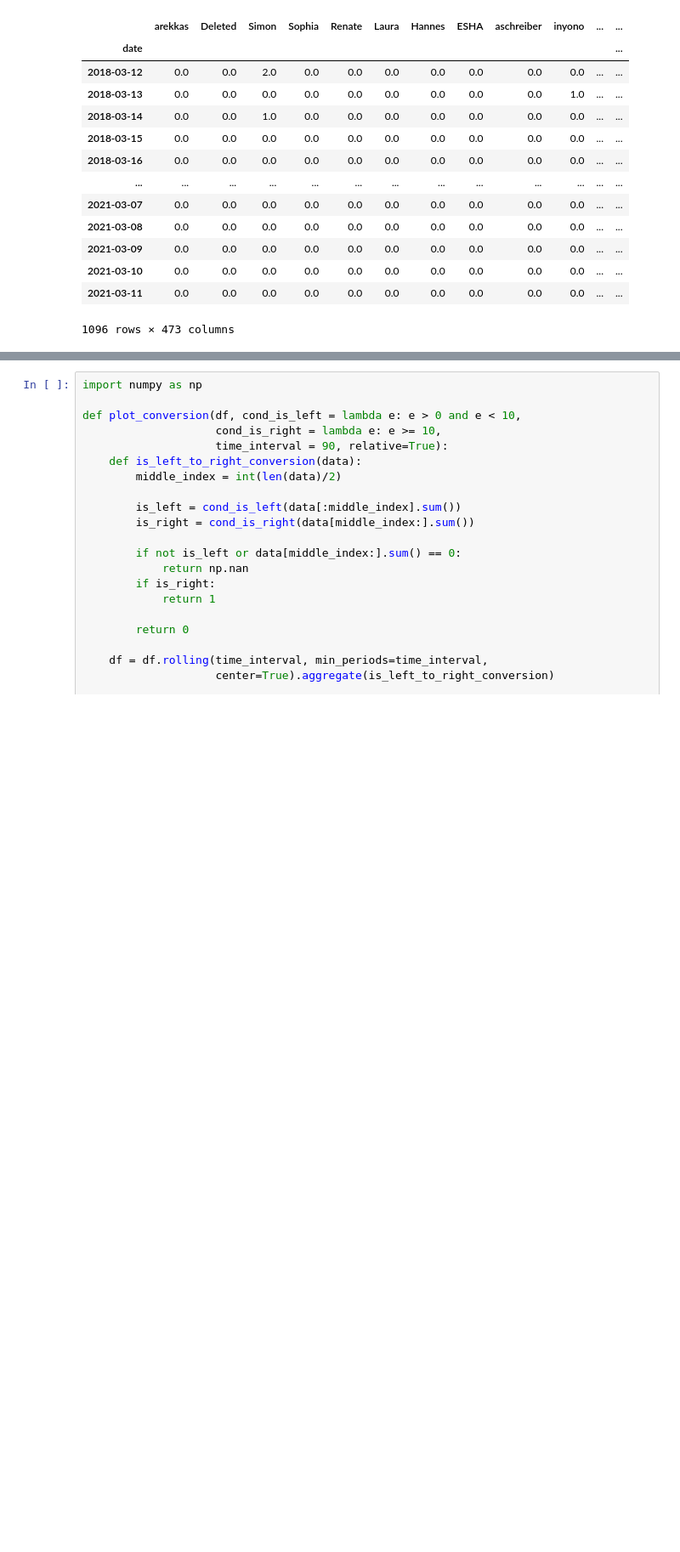
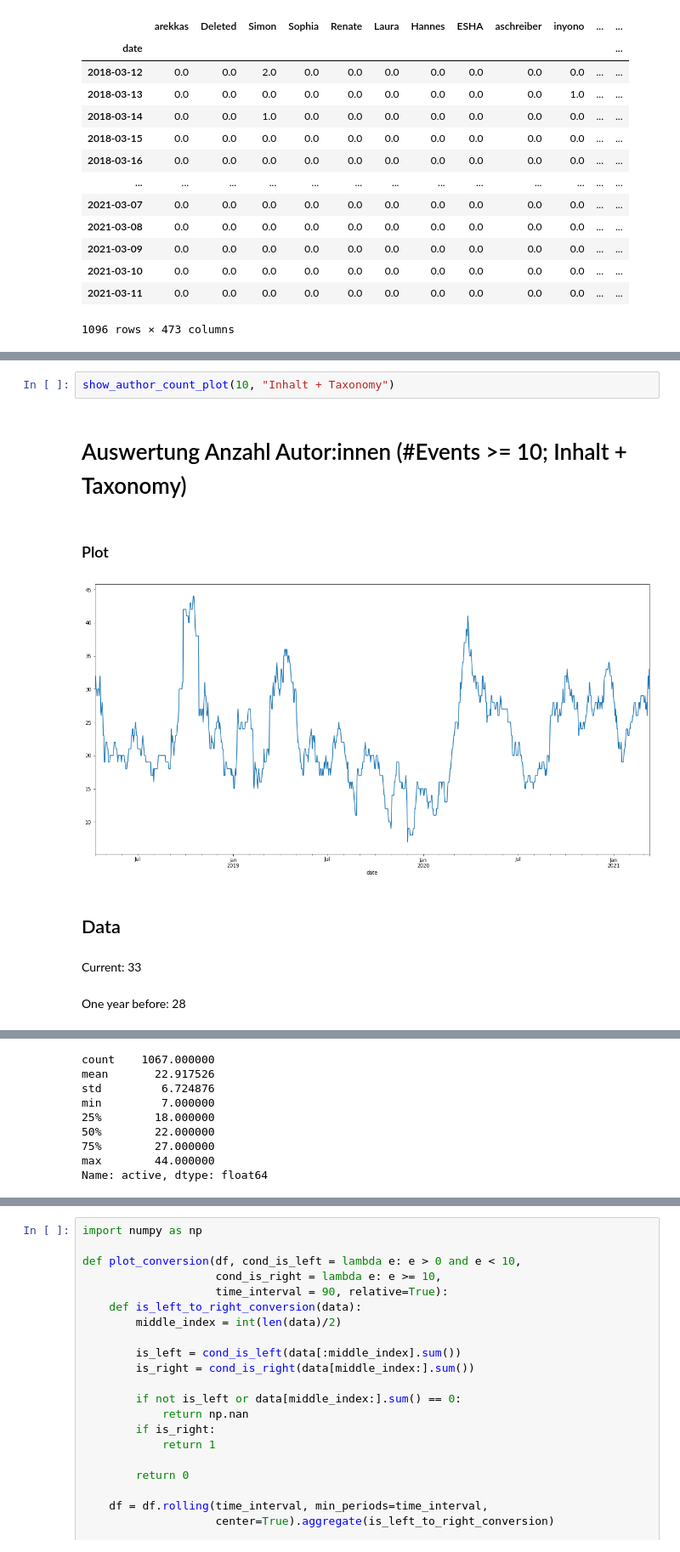
Before and after one commit to kulla/serlo-evaluations, a Jupyter notebook: 2021-03-17 Aktuelle Größe unserer Community.ipynb, the cells around one changed output, grey strips where cells are left out. Shown at 85% size. Drawn from its saved outputs; the diff is of its cells as text; blank space fills up the shorter version.

```diff
--- a/2021-03-17 Aktuelle Übergangsraten in der Aktivität.ipynb
+++ b/2021-03-17 Aktuelle Größe unserer Community.ipynb
@@ -135,0 +226,9 @@ df["active"].plot(figsize=(20,10))
+# %%
+show_author_count_plot(10, "Inhalt + Taxonomy")
+# %% [output]
+# Auswertung Anzahl Autor:innen (#Events >= 10; Inhalt + Taxonomy)
+### Plot
+[figure, added]
+## Data
+Current: 33
+One year before: 28
@@ -135,0 +236,9 @@ df["active"].plot(figsize=(20,10))
+count    1067.000000
+mean       22.917526
+std         6.724876
+min         7.000000
+25%        18.000000
+50%        22.000000
+75%        27.000000
+max        44.000000
+Name: active, dtype: float64
```
Also changed, not shown: parts of 15 cells of this notebook.
